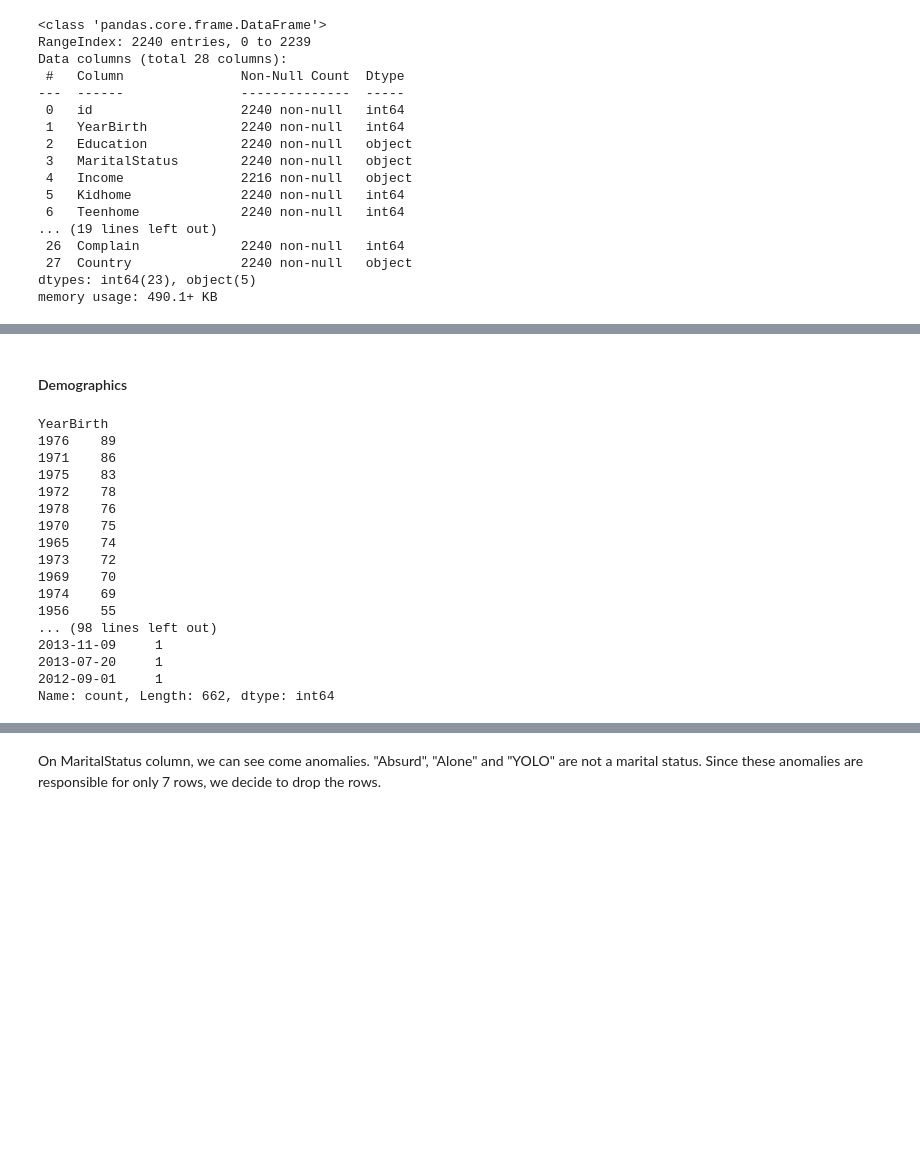
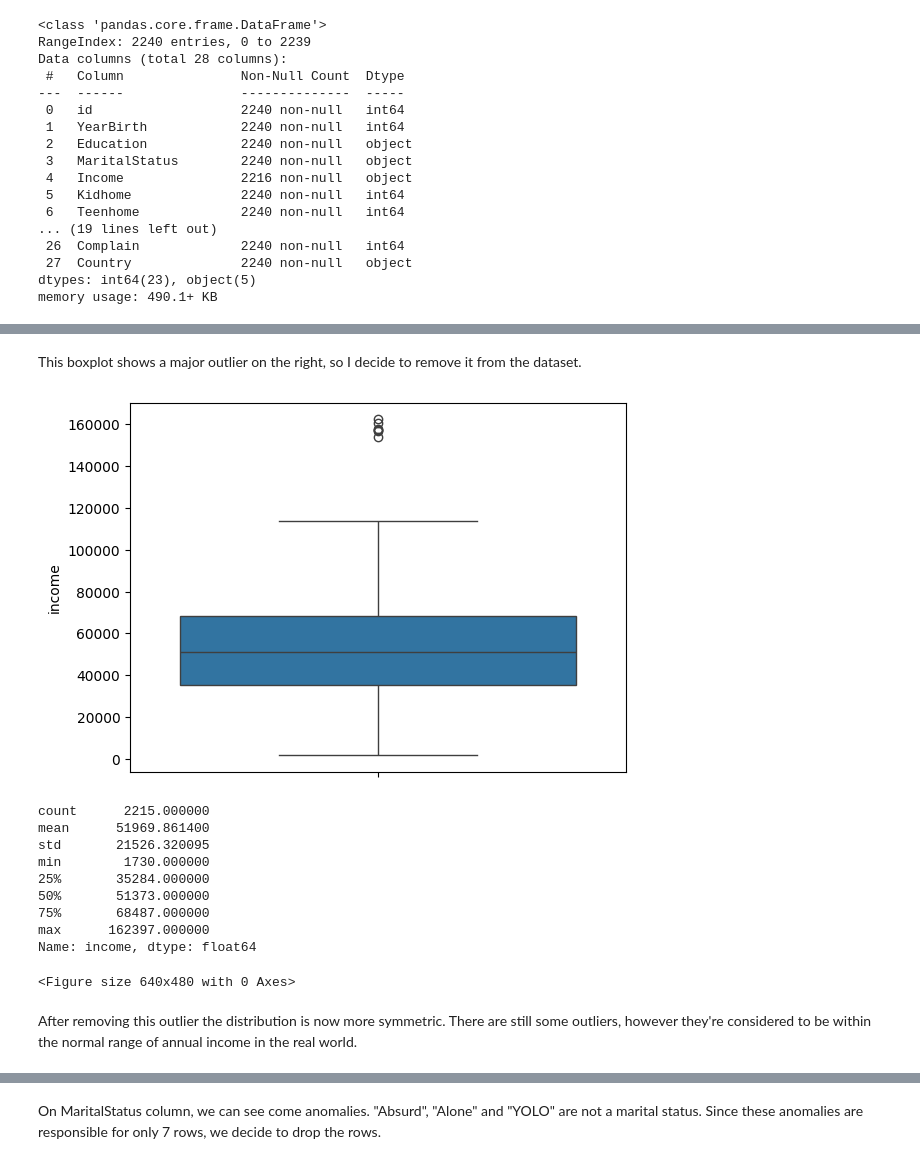
Before and after one commit to dorinMaraku/da-portfolio, a Jupyter notebook: marketing_data_analysis.ipynb, the cells around one changed output, grey strips where cells are left out. Drawn from its saved outputs; the diff is of its cells as text; code cells hidden in the pictures; blank space fills up the shorter version.

```diff
--- a/marketing_data_analysis.ipynb
+++ b/marketing_data_analysis.ipynb
@@ -227 +166,26 @@ dtype: int64
+# %% [markdown]
+This boxplot shows a major outlier on the right, so I decide to remove it from the dataset.
+# %%
+data = data[data.income < 300000]
+
+plt.figure()
+sns.boxplot(data.income)
+plt.show()
+plt.clf()
+
+data.income.describe()
+# %% [output]
+[figure, added]
+count      2215.000000
+mean      51969.861400
+std       21526.320095
+min        1730.000000
+25%       35284.000000
+50%       51373.000000
+75%       68487.000000
+max      162397.000000
+Name: income, dtype: float64
+<Figure size 640x480 with 0 Axes>
+# %% [markdown]
+After removing this outlier the distribution is now more symmetric. There are still some outliers, however they're considered to be within the normal range of annual income in the real world.
 # %%
@@ -230,25 +193,0 @@ data = data.dropna()
-# %% [markdown]
-#### Demographics
-# %%
-# columns to be investigated
-col_demographics
-for i in col_demographics:
-    print(data[i].value_counts())
-# %% [output]
-YearBirth
-1976    89
-1971    86
-1975    83
-1972    78
-1978    76
-1970    75
-1965    74
-1973    72
-1969    70
-1974    69
-1956    55
-... (98 lines left out)
-2013-11-09     1
-2013-07-20     1
-2012-09-01     1
-Name: count, Length: 662, dtype: int64
```
Also changed, not shown: parts of 57 cells of this notebook.
